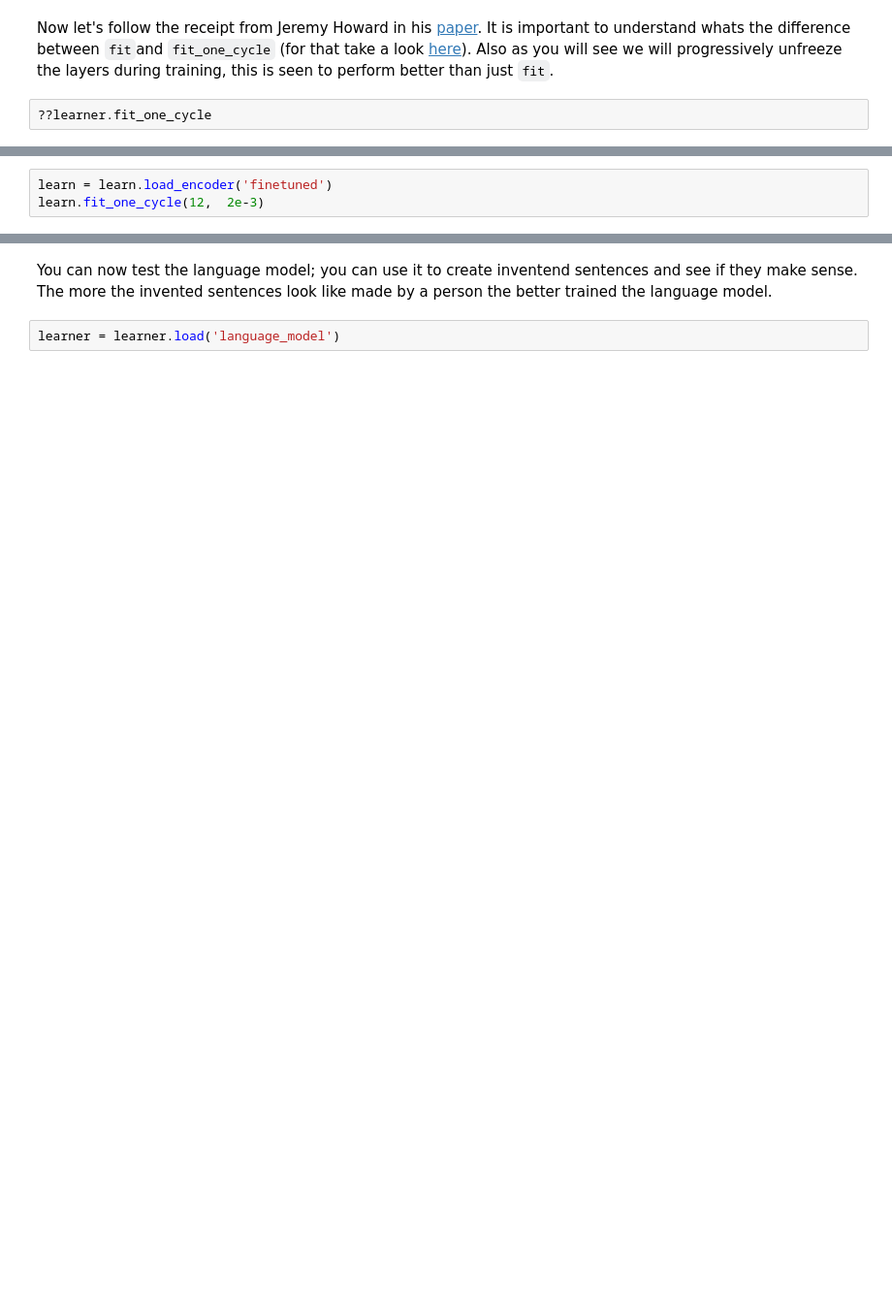
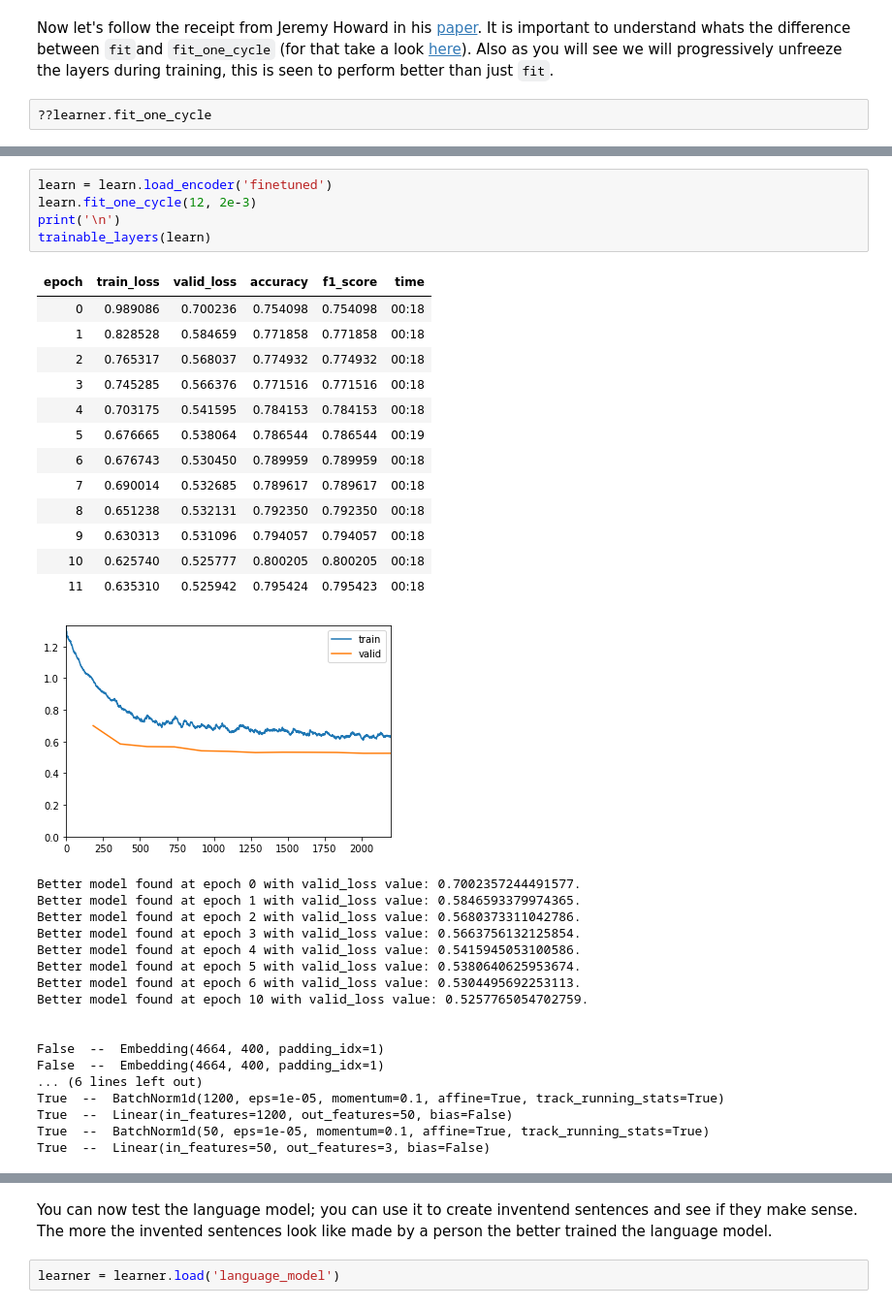
Before and after one commit to arnaujc91/Machine-Learning, a Jupyter notebook: text/ULMFit_final.ipynb, the cells around one changed output, grey strips where cells are left out. Shown: that part at 97% size. Cells and saved outputs as stored; diff of their text form; blank space fills up the shorter version.

```diff
--- a/text/ULMFit_final.ipynb
+++ b/text/ULMFit_final.ipynb
@@ -385,3 +493,37 @@ learner.save_encoder('finetuned')
 # %%
 learn = learn.load_encoder('finetuned')
-learn.fit_one_cycle(12,  2e-3)
+learn.fit_one_cycle(12, 2e-3)
+print('\n')
+trainable_layers(learn)
+# %% [output]
+| epoch | train_loss | valid_loss | accuracy | f1_score | time |
+| 0 | 0.989086 | 0.700236 | 0.754098 | 0.754098 | 00:18 |
+| 1 | 0.828528 | 0.584659 | 0.771858 | 0.771858 | 00:18 |
+| 2 | 0.765317 | 0.568037 | 0.774932 | 0.774932 | 00:18 |
+| 3 | 0.745285 | 0.566376 | 0.771516 | 0.771516 | 00:18 |
+| 4 | 0.703175 | 0.541595 | 0.784153 | 0.784153 | 00:18 |
+| 5 | 0.676665 | 0.538064 | 0.786544 | 0.786544 | 00:19 |
+| 6 | 0.676743 | 0.530450 | 0.789959 | 0.789959 | 00:18 |
+| 7 | 0.690014 | 0.532685 | 0.789617 | 0.789617 | 00:18 |
+| 8 | 0.651238 | 0.532131 | 0.792350 | 0.792350 | 00:18 |
+| 9 | 0.630313 | 0.531096 | 0.794057 | 0.794057 | 00:18 |
+| 10 | 0.625740 | 0.525777 | 0.800205 | 0.800205 | 00:18 |
+| 11 | 0.635310 | 0.525942 | 0.795424 | 0.795423 | 00:18 |
+[figure, added]
+Better model found at epoch 0 with valid_loss value: 0.7002357244491577.
+Better model found at epoch 1 with valid_loss value: 0.5846593379974365.
+Better model found at epoch 2 with valid_loss value: 0.5680373311042786.
+Better model found at epoch 3 with valid_loss value: 0.5663756132125854.
+Better model found at epoch 4 with valid_loss value: 0.5415945053100586.
+Better model found at epoch 5 with valid_loss value: 0.5380640625953674.
+Better model found at epoch 6 with valid_loss value: 0.5304495692253113.
+Better model found at epoch 10 with valid_loss value: 0.5257765054702759.
+
+
+False  --  Embedding(4664, 400, padding_idx=1)
+False  --  Embedding(4664, 400, padding_idx=1)
+... (6 lines left out)
+True  --  BatchNorm1d(1200, eps=1e-05, momentum=0.1, affine=True, track_running_stats=True)
+True  --  Linear(in_features=1200, out_features=50, bias=False)
+True  --  BatchNorm1d(50, eps=1e-05, momentum=0.1, affine=True, track_running_stats=True)
+True  --  Linear(in_features=50, out_features=3, bias=False)
```
Also changed, not shown: parts of 110 cells of this notebook, 1 other file.
